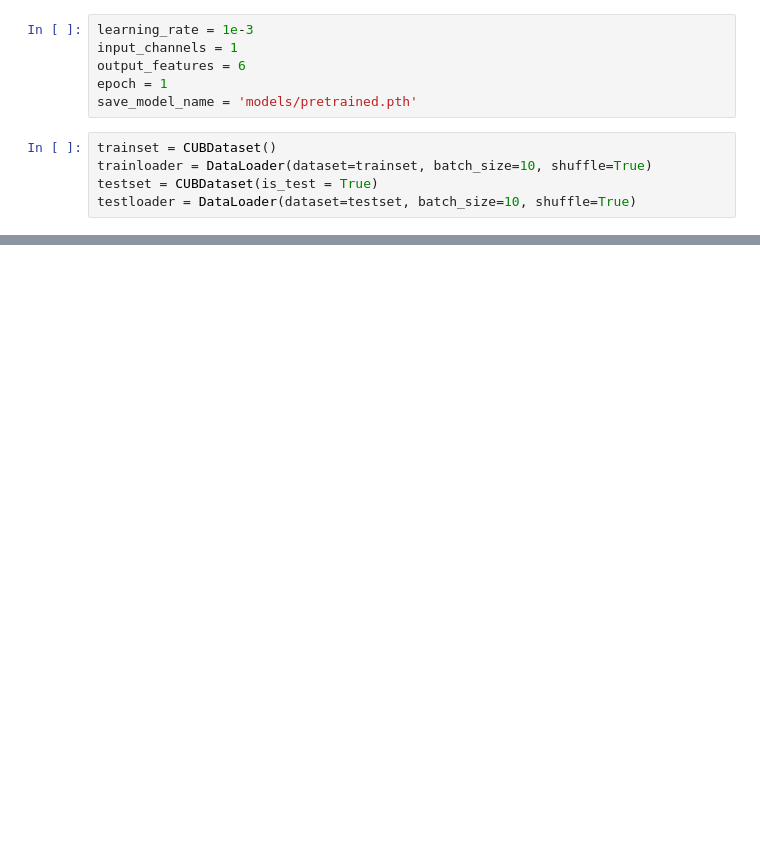
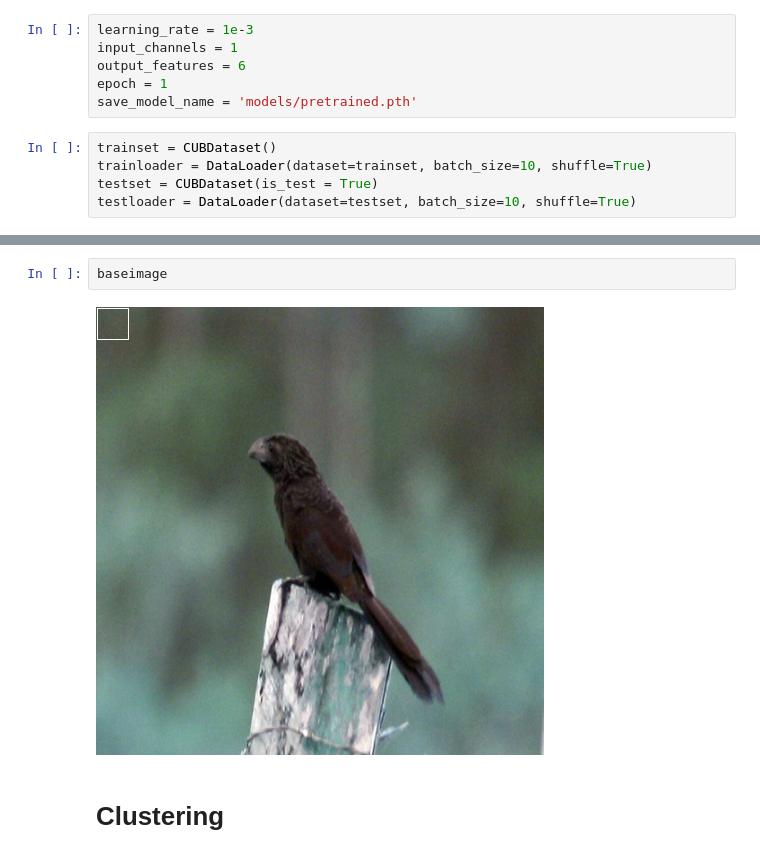
Before and after one commit to Vins1805/cnn-fine-grained-image-recognition, a Jupyter notebook: 1-pretrained-models.ipynb, the cells around one changed output, grey strips where cells are left out. Cells and saved outputs as stored; diff of their text form; blank space fills up the shorter version.

```diff
--- a/1-pretrained-models.ipynb
+++ b/1-pretrained-models.ipynb
@@ -101,0 +139,6 @@ torch.cuda.memory_summary(device=None, abbreviated=False)
+# %%
+baseimage
+# %% [output]
+[figure, added]
+# %% [markdown]
+# Clustering
```
Also changed, not shown: parts of 46 cells of this notebook, 3 other files.
